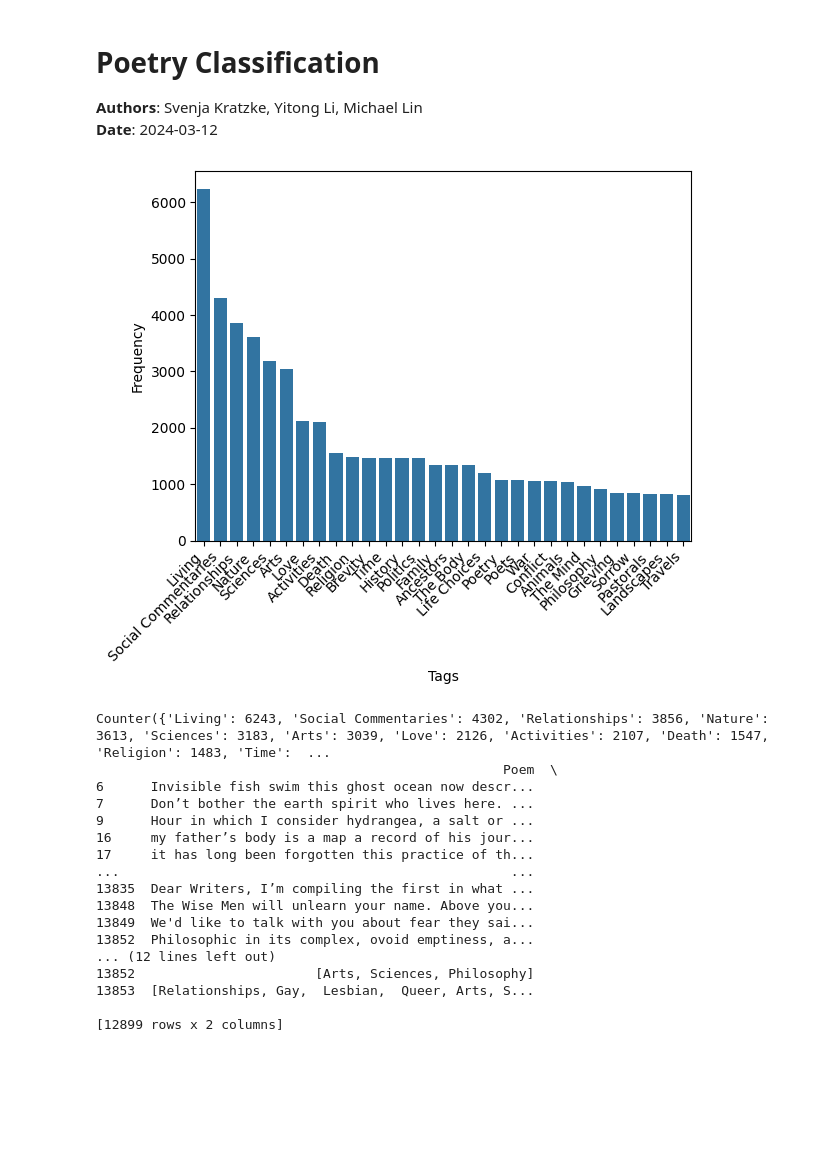
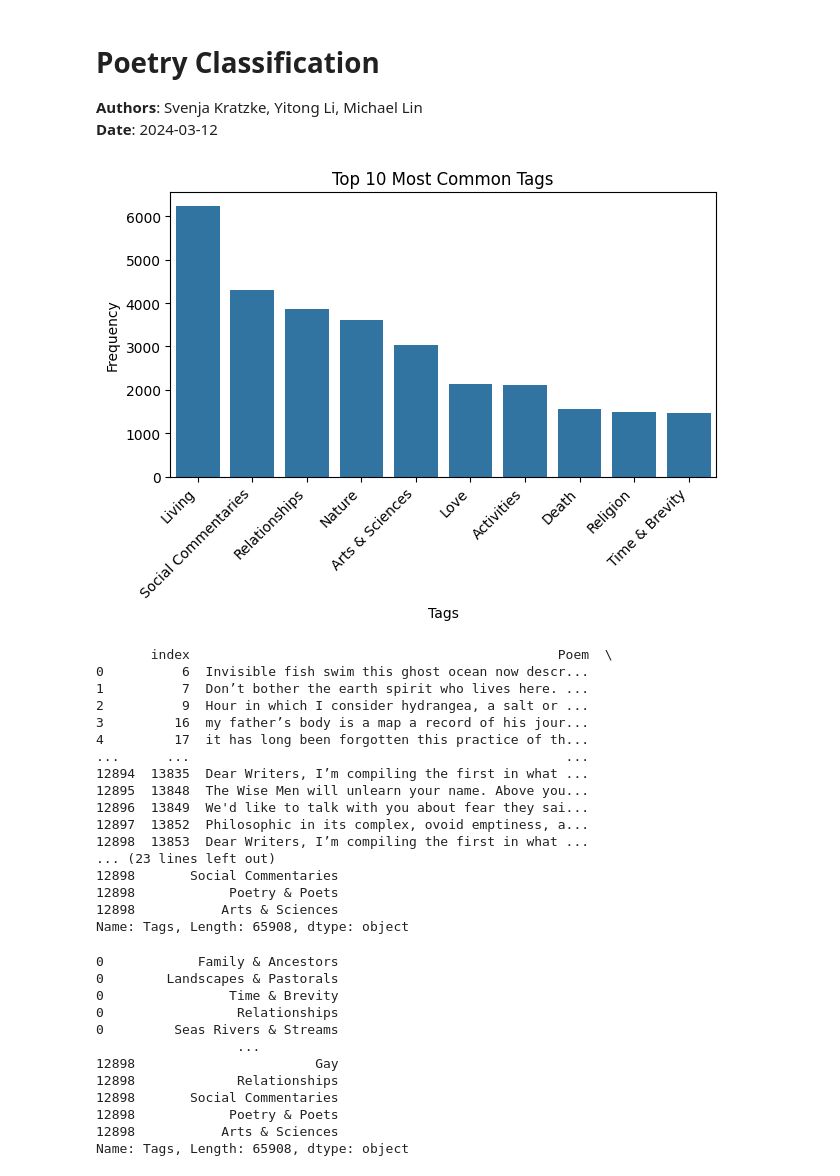
Before and after one commit to thmichaellin/poem_theme_classifier, a Jupyter notebook: project_notebook.ipynb, the cells around one changed output. Saved outputs shown, nothing was run; the diff lists cells and outputs as text; code cells hidden in the pictures; blank space fills up the shorter version.

```diff
--- a/project_notebook.ipynb
+++ b/project_notebook.ipynb
@@ -8,27 +8,41 @@ from transformers import DistilBertTokenizer, DistilBertForSequenceClassificatio
 from classes import *
 # %%
 poetry = PoetryData('./data/PoetryFoundationData.csv', ['Poem', 'Tags'])
-poetry.plot_tags(1000)
+poetry.plot_tags(10)
 # %% [output]
-[figure, old version]
+[figure, new version]
 # %%
-print(poetry.tags)
 print(poetry.data)
 # %% [output]
-Counter({'Living': 6243, 'Social Commentaries': 4302, 'Relationships': 3856, 'Nature': 3613, 'Sciences': 3183, 'Arts': 3039, 'Love': 2126, 'Activities': 2107, 'Death': 1547, 'Religion': 1483, 'Time':  ...
-                                                    Poem  \
-6      Invisible fish swim this ghost ocean now descr...
-7      Don’t bother the earth spirit who lives here. ...
-9      Hour in which I consider hydrangea, a salt or ...
-16     my father’s body is a map a record of his jour...
-17     it has long been forgotten this practice of th...
-...                                                  ...
-13835  Dear Writers, I’m compiling the first in what ...
-13848  The Wise Men will unlearn your name. Above you...
-13849  We'd like to talk with you about fear they sai...
-13852  Philosophic in its complex, ovoid emptiness, a...
-... (12 lines left out)
-13852                       [Arts, Sciences, Philosophy]
-13853  [Relationships, Gay,  Lesbian,  Queer, Arts, S...
-
-[12899 rows x 2 columns]
+       index                                               Poem  \
+0          6  Invisible fish swim this ghost ocean now descr...
+1          7  Don’t bother the earth spirit who lives here. ...
+2          9  Hour in which I consider hydrangea, a salt or ...
+3         16  my father’s body is a map a record of his jour...
+4         17  it has long been forgotten this practice of th...
+...      ...                                                ...
+12894  13835  Dear Writers, I’m compiling the first in what ...
+12895  13848  The Wise Men will unlearn your name. Above you...
+12896  13849  We'd like to talk with you about fear they sai...
+12897  13852  Philosophic in its complex, ovoid emptiness, a...
+12898  13853  Dear Writers, I’m compiling the first in what ...
+... (23 lines left out)
+12898       Social Commentaries
+12898            Poetry & Poets
+12898           Arts & Sciences
+Name: Tags, Length: 65908, dtype: object
+# %%
+print(poetry.exploded_tags)
+# %% [output]
+0            Family & Ancestors
+0        Landscapes & Pastorals
+0                Time & Brevity
+0                 Relationships
+0         Seas Rivers & Streams
+                  ...
+12898                       Gay
+12898             Relationships
+12898       Social Commentaries
+12898            Poetry & Poets
+12898           Arts & Sciences
+Name: Tags, Length: 65908, dtype: object
```
Also changed, not shown: 3 other files.
